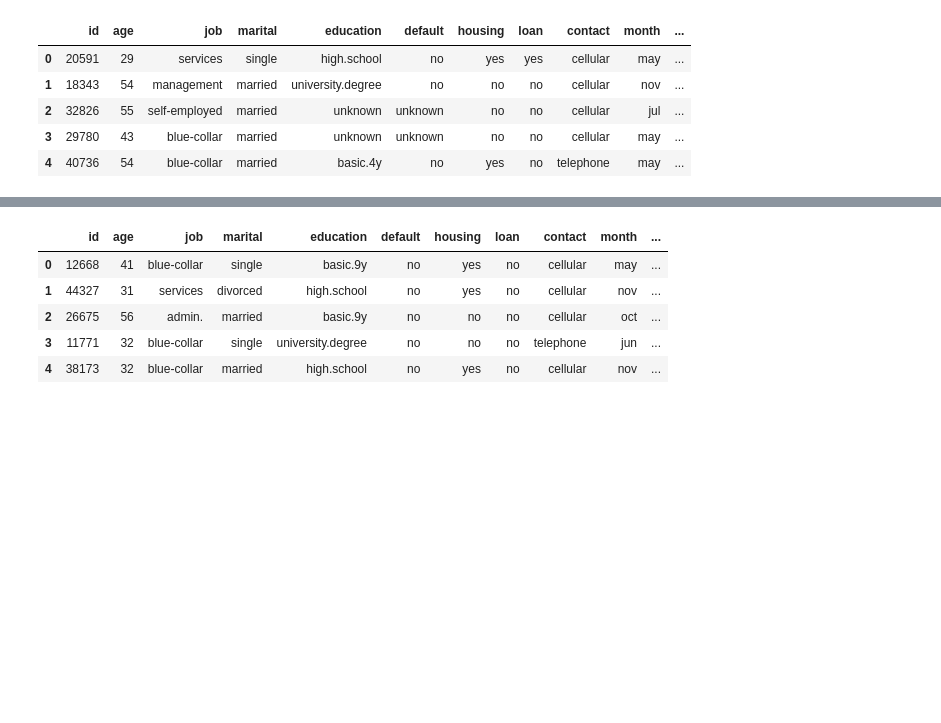
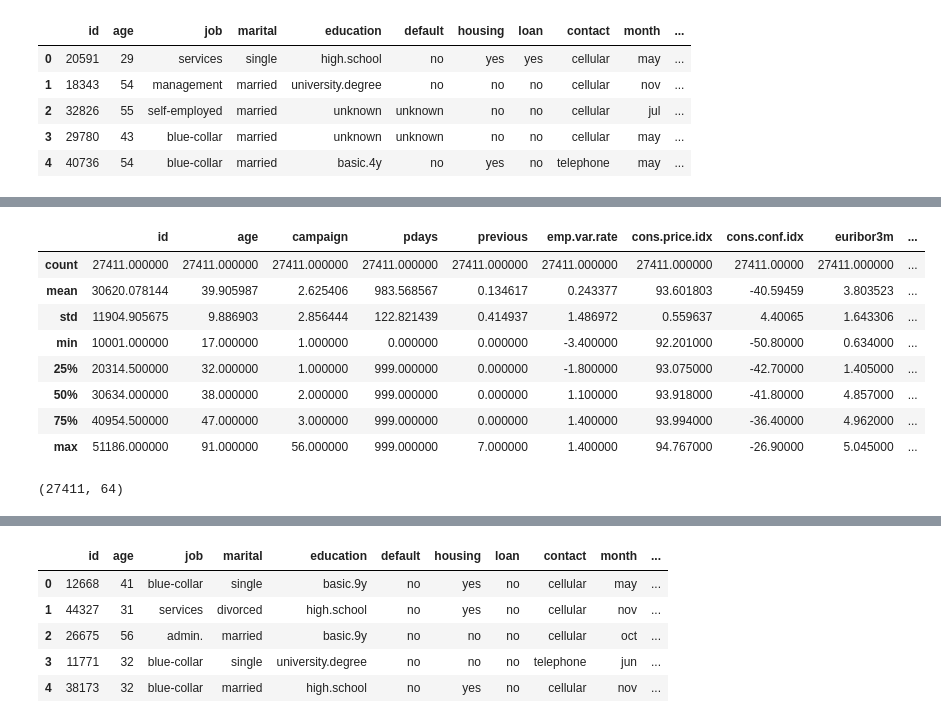
Before and after one commit to LambdaSchool/DS-Unit-2-Sprint-4-Model-Validation, a Jupyter notebook: module-2-validate-classification-problems/LS_DS_242_Validate_classification_problems.ipynb, the cells around one changed output, grey strips where cells are left out. Saved outputs shown, nothing was run; the diff lists cells and outputs as text; code cells hidden in the pictures; blank space fills up the shorter version.

```diff
--- a/module-2-validate-classification-problems/LS_DS_242_Validate_classification_problems.ipynb
+++ b/module-2-validate-classification-problems/LS_DS_242_Validate_classification_problems.ipynb
@@ -60,0 +104,17 @@ train_features.head()
+# %%
+n_set.describe()
+# %% [output]
+|  | id | age | campaign | pdays | previous | emp.var.rate | cons.price.idx | cons.conf.idx | euribor3m | ... |
+| count | 27411.000000 | 27411.000000 | 27411.000000 | 27411.000000 | 27411.000000 | 27411.000000 | 27411.000000 | 27411.00000 | 27411.000000 | ... |
+| mean | 30620.078144 | 39.905987 | 2.625406 | 983.568567 | 0.134617 | 0.243377 | 93.601803 | -40.59459 | 3.803523 | ... |
+| std | 11904.905675 | 9.886903 | 2.856444 | 122.821439 | 0.414937 | 1.486972 | 0.559637 | 4.40065 | 1.643306 | ... |
+| min | 10001.000000 | 17.000000 | 1.000000 | 0.000000 | 0.000000 | -3.400000 | 92.201000 | -50.80000 | 0.634000 | ... |
+| 25% | 20314.500000 | 32.000000 | 1.000000 | 999.000000 | 0.000000 | -1.800000 | 93.075000 | -42.70000 | 1.405000 | ... |
+| 50% | 30634.000000 | 38.000000 | 2.000000 | 999.000000 | 0.000000 | 1.100000 | 93.918000 | -41.80000 | 4.857000 | ... |
+| 75% | 40954.500000 | 47.000000 | 3.000000 | 999.000000 | 0.000000 | 1.400000 | 93.994000 | -36.40000 | 4.962000 | ... |
+| max | 51186.000000 | 91.000000 | 56.000000 | 999.000000 | 7.000000 | 1.400000 | 94.767000 | -26.90000 | 5.045000 | ... |
+# %%
+n_set = train_set.loc[train_set['y'] == 0]
+n_set.shape
+# %% [output]
+(27411, 64)
```
Also changed, not shown: parts of 13 cells of this notebook.
